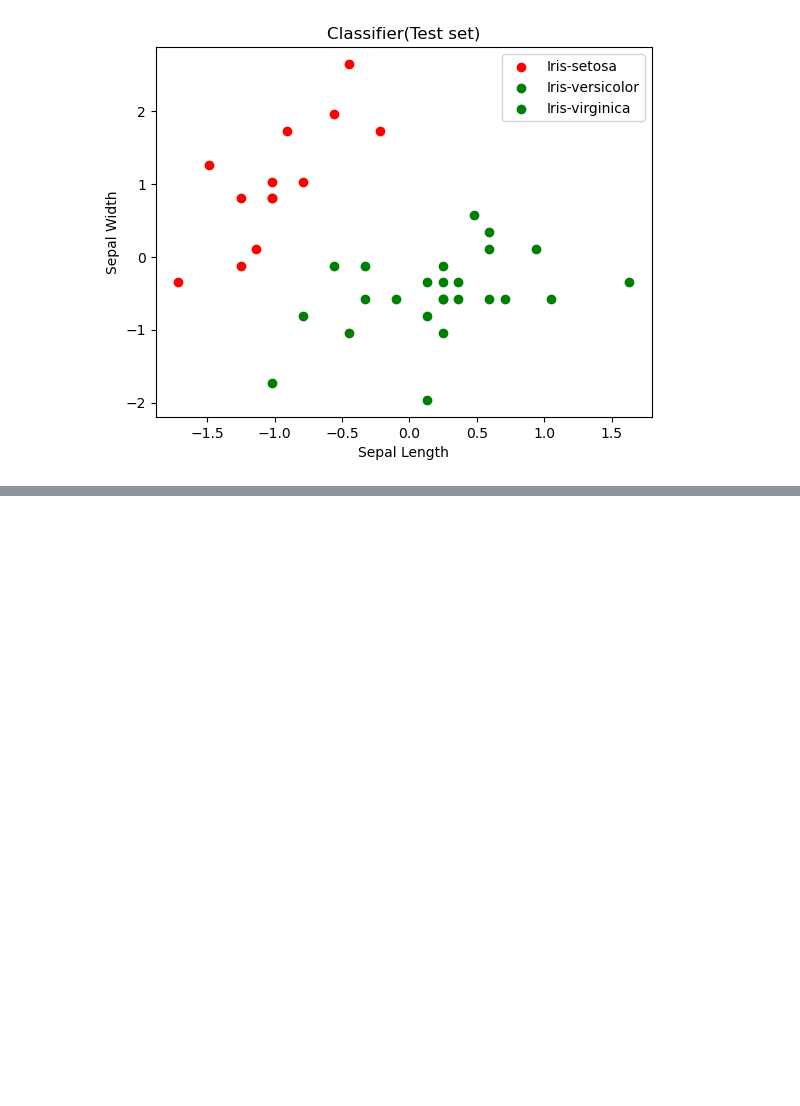
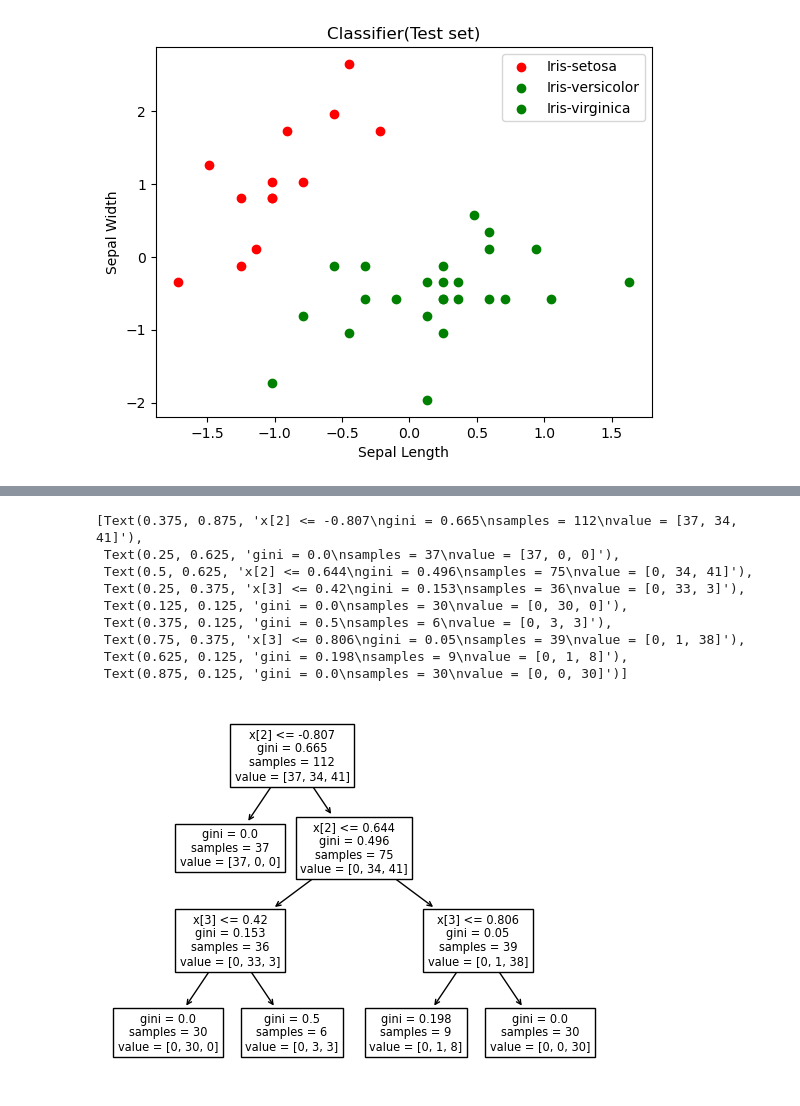
Before and after one commit to Sreekar2610/Machine-learning, a Jupyter notebook: 7098.ipynb, the cells around one changed output, grey strips where cells are left out. Drawn from its saved outputs; the diff is of its cells as text; code cells hidden in the pictures; blank space fills up the shorter version.

```diff
--- a/7098.ipynb
+++ b/7098.ipynb
@@ -403,0 +431,3 @@ plt.show()
+# %%
+x=dataset.iloc[:,[0,1,2,3]].values
+x
@@ -403,0 +452,4 @@ plt.show()
+# %%
+#target
+y=dataset.iloc[:,4].values
+y
@@ -403,0 +537,13 @@ plt.show()
+# %%
+tree.plot_tree(dtree_gini)
+# %% [output]
+[Text(0.375, 0.875, 'x[2] <= -0.807\ngini = 0.665\nsamples = 112\nvalue = [37, 34, 41]'),
+ Text(0.25, 0.625, 'gini = 0.0\nsamples = 37\nvalue = [37, 0, 0]'),
+ Text(0.5, 0.625, 'x[2] <= 0.644\ngini = 0.496\nsamples = 75\nvalue = [0, 34, 41]'),
+ Text(0.25, 0.375, 'x[3] <= 0.42\ngini = 0.153\nsamples = 36\nvalue = [0, 33, 3]'),
+ Text(0.125, 0.125, 'gini = 0.0\nsamples = 30\nvalue = [0, 30, 0]'),
+ Text(0.375, 0.125, 'gini = 0.5\nsamples = 6\nvalue = [0, 3, 3]'),
+ Text(0.75, 0.375, 'x[3] <= 0.806\ngini = 0.05\nsamples = 39\nvalue = [0, 1, 38]'),
+ Text(0.625, 0.125, 'gini = 0.198\nsamples = 9\nvalue = [0, 1, 8]'),
+ Text(0.875, 0.125, 'gini = 0.0\nsamples = 30\nvalue = [0, 0, 30]')]
+[figure, added]
```
Also changed, not shown: parts of 13 cells of this notebook.
